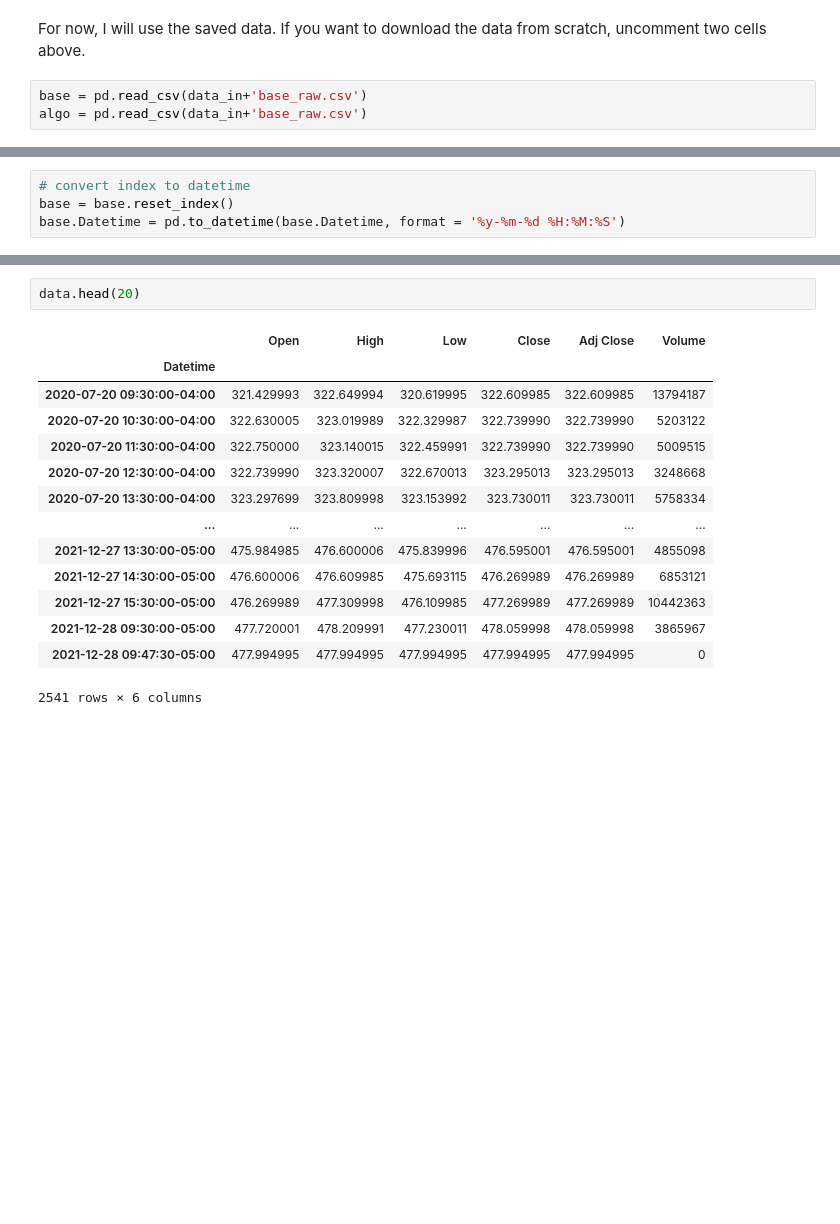
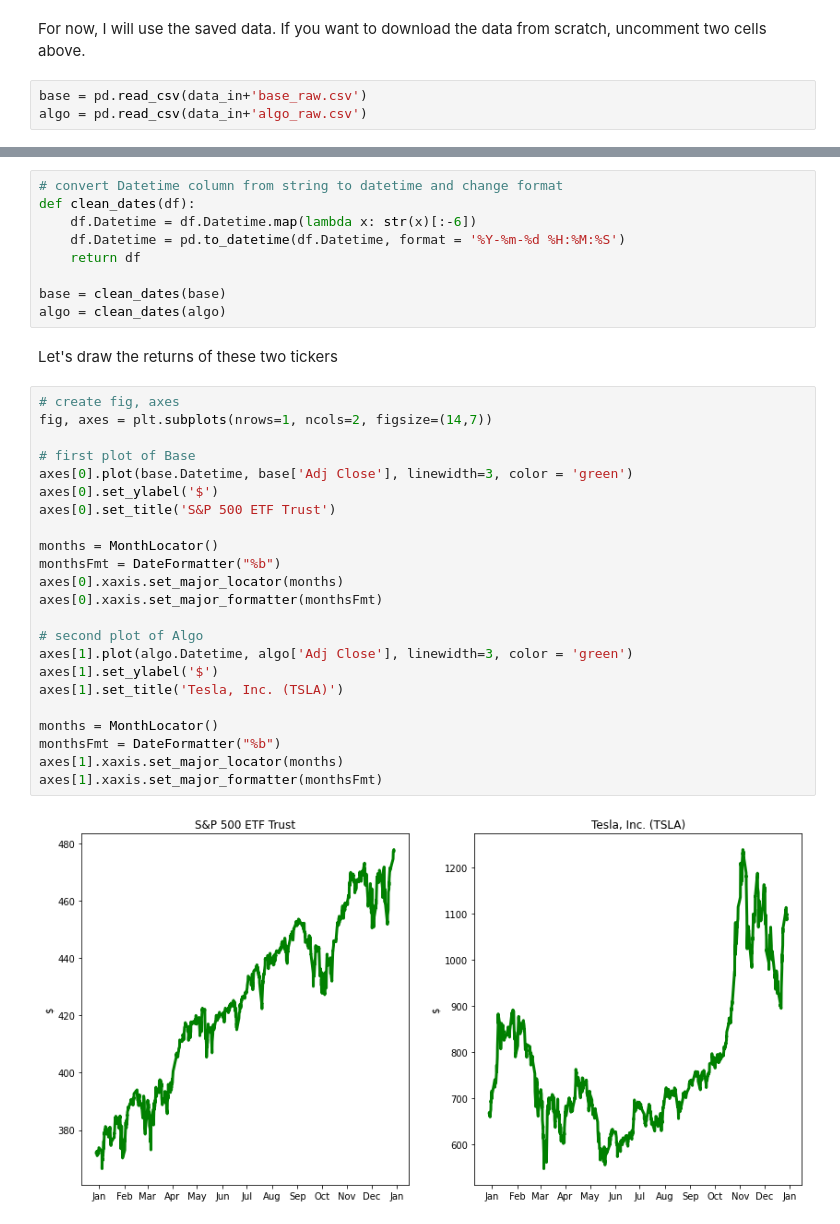
Before and after one commit to JustJAG/SciPy_final_project, a Jupyter notebook: Project_nb.ipynb, the cells around one changed output, grey strips where cells are left out. Saved outputs shown, nothing was run; the diff lists cells and outputs as text; blank space fills up the shorter version.

```diff
--- a/Project_nb.ipynb
+++ b/Project_nb.ipynb
@@ -71,4 +77,4 @@ results = ".\\Documents\\GitHub\\SciPy_final_project\\results\\"
 For now, I will use the saved data. If you want to download the data from scratch, uncomment two cells above.
 # %%
 base = pd.read_csv(data_in+'base_raw.csv')
-algo = pd.read_csv(data_in+'base_raw.csv')
+algo = pd.read_csv(data_in+'algo_raw.csv')
@@ -77,4 +80,0 @@ a
-# %%
-# convert index to datetime
-base = base.reset_index()
-base.Datetime = pd.to_datetime(base.Datetime, format = '%y-%m-%d %H:%M:%S')
@@ -103,17 +81,36 @@ Timestamp('2020-07-20 09:30:00-0400', tz='America/New_York')
-# %%
-data.head(20)
-# %% [output]
-|  | Open | High | Low | Close | Adj Close | Volume |
-| Datetime |  |  |  |  |  |  |
-| 2020-07-20 09:30:00-04:00 | 321.429993 | 322.649994 | 320.619995 | 322.609985 | 322.609985 | 13794187 |
-| 2020-07-20 10:30:00-04:00 | 322.630005 | 323.019989 | 322.329987 | 322.739990 | 322.739990 | 5203122 |
-| 2020-07-20 11:30:00-04:00 | 322.750000 | 323.140015 | 322.459991 | 322.739990 | 322.739990 | 5009515 |
-| 2020-07-20 12:30:00-04:00 | 322.739990 | 323.320007 | 322.670013 | 323.295013 | 323.295013 | 3248668 |
-| 2020-07-20 13:30:00-04:00 | 323.297699 | 323.809998 | 323.153992 | 323.730011 | 323.730011 | 5758334 |
-| ... | ... | ... | ... | ... | ... | ... |
-| 2021-12-27 13:30:00-05:00 | 475.984985 | 476.600006 | 475.839996 | 476.595001 | 476.595001 | 4855098 |
-| 2021-12-27 14:30:00-05:00 | 476.600006 | 476.609985 | 475.693115 | 476.269989 | 476.269989 | 6853121 |
-| 2021-12-27 15:30:00-05:00 | 476.269989 | 477.309998 | 476.109985 | 477.269989 | 477.269989 | 10442363 |
-| 2021-12-28 09:30:00-05:00 | 477.720001 | 478.209991 | 477.230011 | 478.059998 | 478.059998 | 3865967 |
-| 2021-12-28 09:47:30-05:00 | 477.994995 | 477.994995 | 477.994995 | 477.994995 | 477.994995 | 0 |
-2541 rows × 6 columns
+# %%
+# convert Datetime column from string to datetime and change format
+def clean_dates(df):
+    df.Datetime = df.Datetime.map(lambda x: str(x)[:-6])
+    df.Datetime = pd.to_datetime(df.Datetime, format = '%Y-%m-%d %H:%M:%S')
+    return df
+
+base = clean_dates(base)
+algo = clean_dates(algo)
+# %% [markdown]
+Let's draw the returns of these two tickers
+# %%
+# create fig, axes
+fig, axes = plt.subplots(nrows=1, ncols=2, figsize=(14,7))
+
+# first plot of Base
+axes[0].plot(base.Datetime, base['Adj Close'], linewidth=3, color = 'green')
+axes[0].set_ylabel('$')
+axes[0].set_title('S&P 500 ETF Trust')
+
+months = MonthLocator()
+monthsFmt = DateFormatter("%b")
+axes[0].xaxis.set_major_locator(months)
+axes[0].xaxis.set_major_formatter(monthsFmt)
+
+# second plot of Algo
+axes[1].plot(algo.Datetime, algo['Adj Close'], linewidth=3, color = 'green')
+axes[1].set_ylabel('$')
+axes[1].set_title('Tesla, Inc. (TSLA)')
+
+months = MonthLocator()
+monthsFmt = DateFormatter("%b")
+axes[1].xaxis.set_major_locator(months)
+axes[1].xaxis.set_major_formatter(monthsFmt)
+# %% [output]
+[figure, added]
```
Also changed, not shown: parts of 22 cells of this notebook, 3 other files.
